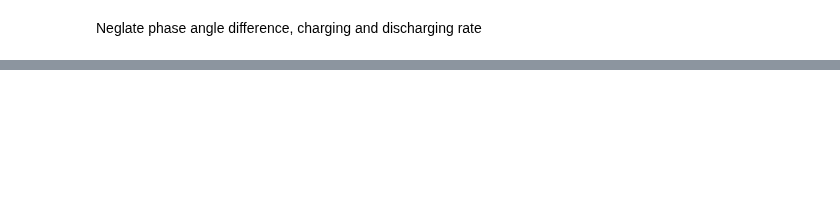
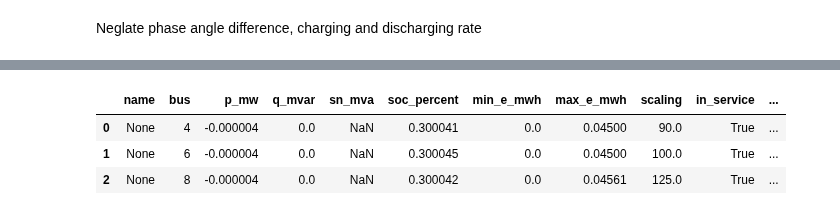
Before and after one commit to chialingyang7718/RL_OPF_EVaware, a Jupyter notebook: Scripts/IPM.ipynb, the cells around one changed output, grey strips where cells are left out. Saved outputs shown, nothing was run; the diff lists cells and outputs as text; code cells hidden in the pictures; blank space fills up the shorter version.

```diff
--- a/Scripts/IPM.ipynb
+++ b/Scripts/IPM.ipynb
@@ -154,3 +162,10 @@ Time period:  1
+# %%
+net.storage
+# %% [output]
+|  | name | bus | p_mw | q_mvar | sn_mva | soc_percent | min_e_mwh | max_e_mwh | scaling | in_service | ... |
+| 0 | None | 4 | -0.000004 | 0.0 | NaN | 0.300041 | 0.0 | 0.04500 | 90.0 | True | ... |
+| 1 | None | 6 | -0.000004 | 0.0 | NaN | 0.300045 | 0.0 | 0.04500 | 100.0 | True | ... |
+| 2 | None | 8 | -0.000004 | 0.0 | NaN | 0.300042 | 0.0 | 0.04561 | 125.0 | True | ... |
 # %%
 import seaborn as sns
 
```
Also changed, not shown: parts of 12 cells of this notebook.
